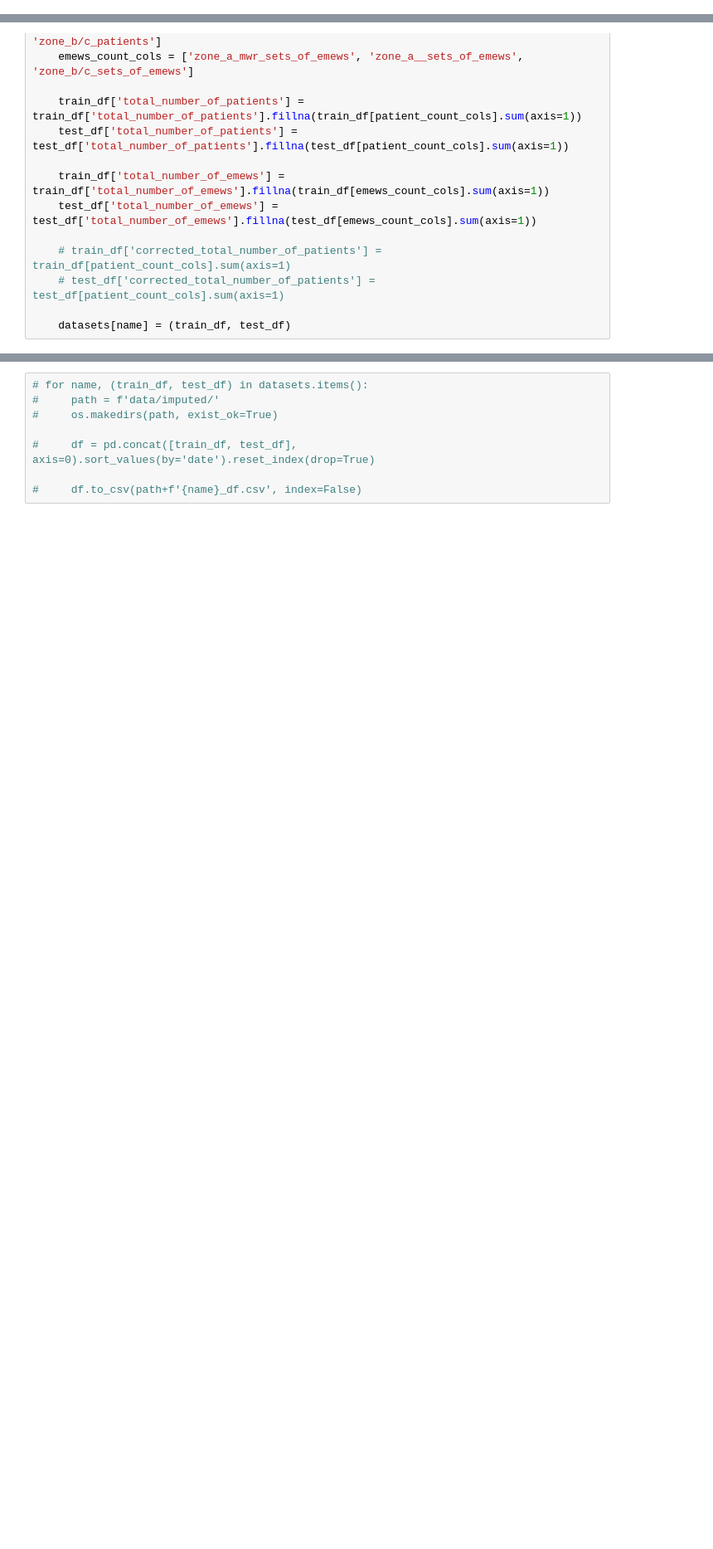
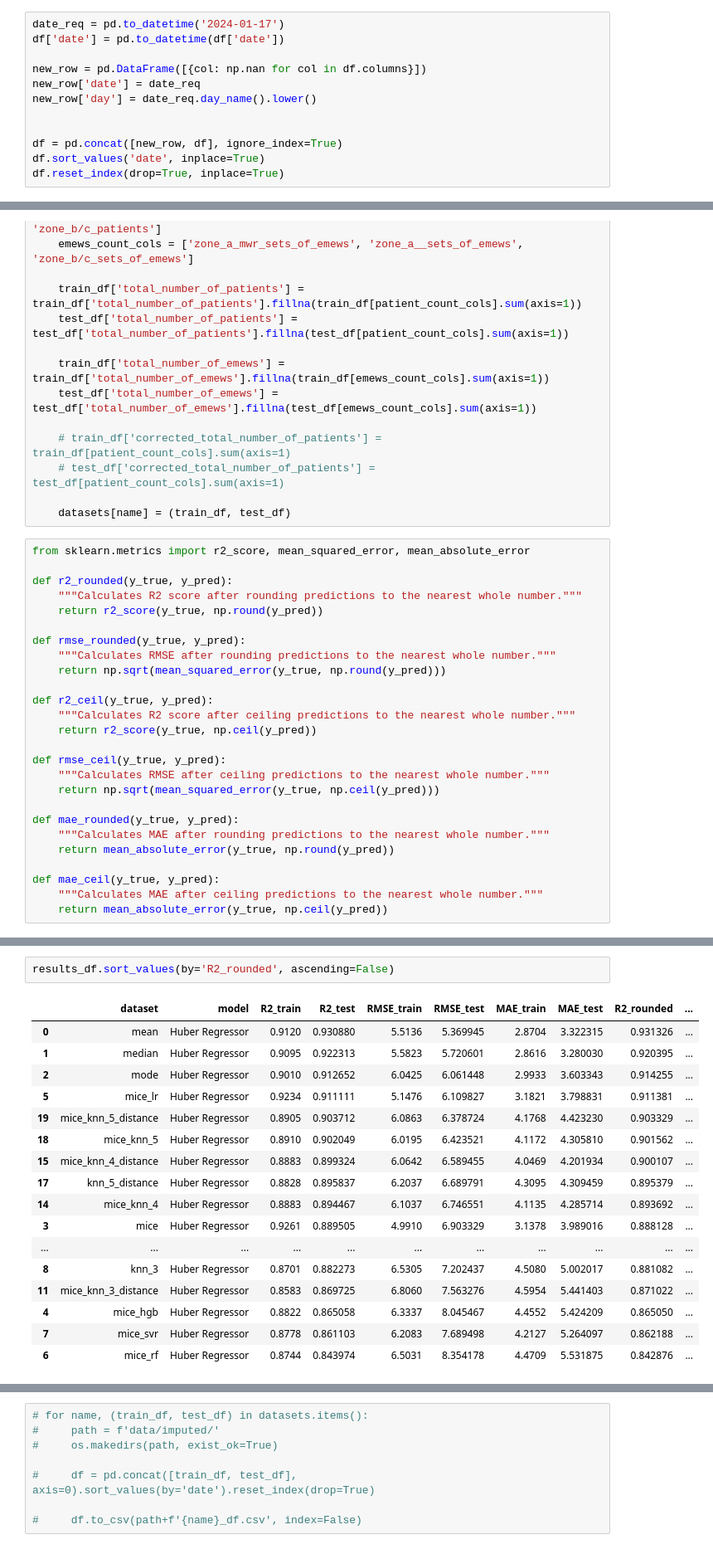
Before and after one commit to karenkj9000/dissertation-emews, a Jupyter notebook: data_imputation.ipynb, the cells around one changed output, grey strips where cells are left out. Shown at 83% size. Cells and saved outputs as stored; diff of their text form; blank space fills up the shorter version.

```diff
--- a/data_imputation.ipynb
+++ b/data_imputation.ipynb
@@ -32 +31,13 @@ df.head()
+# %%
+date_req = pd.to_datetime('2024-01-17')
+df['date'] = pd.to_datetime(df['date'])
+
+new_row = pd.DataFrame([{col: np.nan for col in df.columns}])
+new_row['date'] = date_req
+new_row['day'] = date_req.day_name().lower()
+
+
+df = pd.concat([new_row, df], ignore_index=True)
+df.sort_values('date', inplace=True)
+df.reset_index(drop=True, inplace=True)
 # %%
@@ -125,4 +145,30 @@ for name, imputer in imputation_strategies.items():
     # test_df['corrected_total_number_of_patients'] = test_df[patient_count_cols].sum(axis=1)
 
     datasets[name] = (train_df, test_df)
+# %%
+from sklearn.metrics import r2_score, mean_squared_error, mean_absolute_error
+
+def r2_rounded(y_true, y_pred):
+    """Calculates R2 score after rounding predictions to the nearest whole number."""
+    return r2_score(y_true, np.round(y_pred))
+
+def rmse_rounded(y_true, y_pred):
+    """Calculates RMSE after rounding predictions to the nearest whole number."""
+    return np.sqrt(mean_squared_error(y_true, np.round(y_pred)))
+
+def r2_ceil(y_true, y_pred):
+    """Calculates R2 score after ceiling predictions to the nearest whole number."""
+    return r2_score(y_true, np.ceil(y_pred))
+
+def rmse_ceil(y_true, y_pred):
+    """Calculates RMSE after ceiling predictions to the nearest whole number."""
+    return np.sqrt(mean_squared_error(y_true, np.ceil(y_pred)))
+
+def mae_rounded(y_true, y_pred):
+    """Calculates MAE after rounding predictions to the nearest whole number."""
+    return mean_absolute_error(y_true, np.round(y_pred))
+
+def mae_ceil(y_true, y_pred):
+    """Calculates MAE after ceiling predictions to the nearest whole number."""
+    return mean_absolute_error(y_true, np.ceil(y_pred))
 # %%
@@ -225,3 +288,23 @@ print(results_df)
+# %%
+results_df.sort_values(by='R2_rounded', ascending=False)
+# %% [output]
+|  | dataset | model | R2_train | R2_test | RMSE_train | RMSE_test | MAE_train | MAE_test | R2_rounded | ... |
+| 0 | mean | Huber Regressor | 0.9120 | 0.930880 | 5.5136 | 5.369945 | 2.8704 | 3.322315 | 0.931326 | ... |
+| 1 | median | Huber Regressor | 0.9095 | 0.922313 | 5.5823 | 5.720601 | 2.8616 | 3.280030 | 0.920395 | ... |
+| 2 | mode | Huber Regressor | 0.9010 | 0.912652 | 6.0425 | 6.061448 | 2.9933 | 3.603343 | 0.914255 | ... |
+| 5 | mice_lr | Huber Regressor | 0.9234 | 0.911111 | 5.1476 | 6.109827 | 3.1821 | 3.798831 | 0.911381 | ... |
+| 19 | mice_knn_5_distance | Huber Regressor | 0.8905 | 0.903712 | 6.0863 | 6.378724 | 4.1768 | 4.423230 | 0.903329 | ... |
+| 18 | mice_knn_5 | Huber Regressor | 0.8910 | 0.902049 | 6.0195 | 6.423521 | 4.1172 | 4.305810 | 0.901562 | ... |
+| 15 | mice_knn_4_distance | Huber Regressor | 0.8883 | 0.899324 | 6.0642 | 6.589455 | 4.0469 | 4.201934 | 0.900107 | ... |
+| 17 | knn_5_distance | Huber Regressor | 0.8828 | 0.895837 | 6.2037 | 6.689791 | 4.3095 | 4.309459 | 0.895379 | ... |
+| 14 | mice_knn_4 | Huber Regressor | 0.8883 | 0.894467 | 6.1037 | 6.746551 | 4.1135 | 4.285714 | 0.893692 | ... |
+| 3 | mice | Huber Regressor | 0.9261 | 0.889505 | 4.9910 | 6.903329 | 3.1378 | 3.989016 | 0.888128 | ... |
+| ... | ... | ... | ... | ... | ... | ... | ... | ... | ... | ... |
+| 8 | knn_3 | Huber Regressor | 0.8701 | 0.882273 | 6.5305 | 7.202437 | 4.5080 | 5.002017 | 0.881082 | ... |
+| 11 | mice_knn_3_distance | Huber Regressor | 0.8583 | 0.869725 | 6.8060 | 7.563276 | 4.5954 | 5.441403 | 0.871022 | ... |
+| 4 | mice_hgb | Huber Regressor | 0.8822 | 0.865058 | 6.3337 | 8.045467 | 4.4552 | 5.424209 | 0.865050 | ... |
+| 7 | mice_svr | Huber Regressor | 0.8778 | 0.861103 | 6.2083 | 7.689498 | 4.2127 | 5.264097 | 0.862188 | ... |
+| 6 | mice_rf | Huber Regressor | 0.8744 | 0.843974 | 6.5031 | 8.354178 | 4.4709 | 5.531875 | 0.842876 | ... |
 # %%
 from pycaret.regression import setup, compare_models, pull
 import pandas as pd
```
Also changed, not shown: parts of 10 cells of this notebook, 2 other files.
